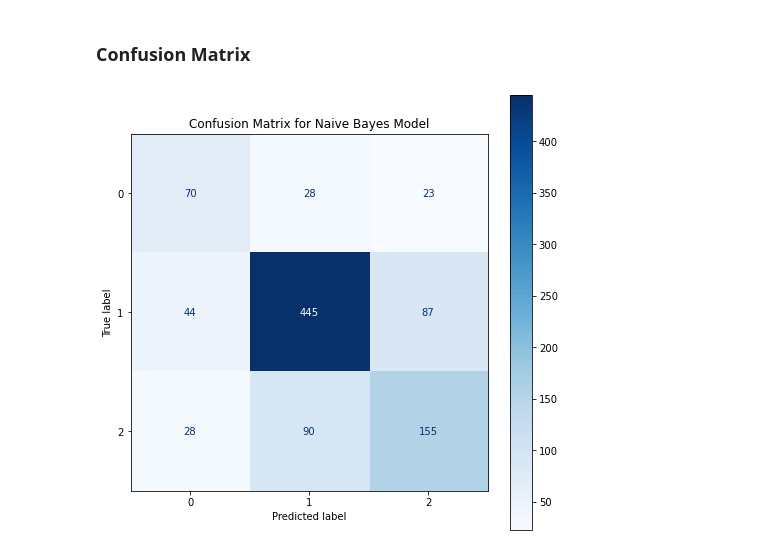
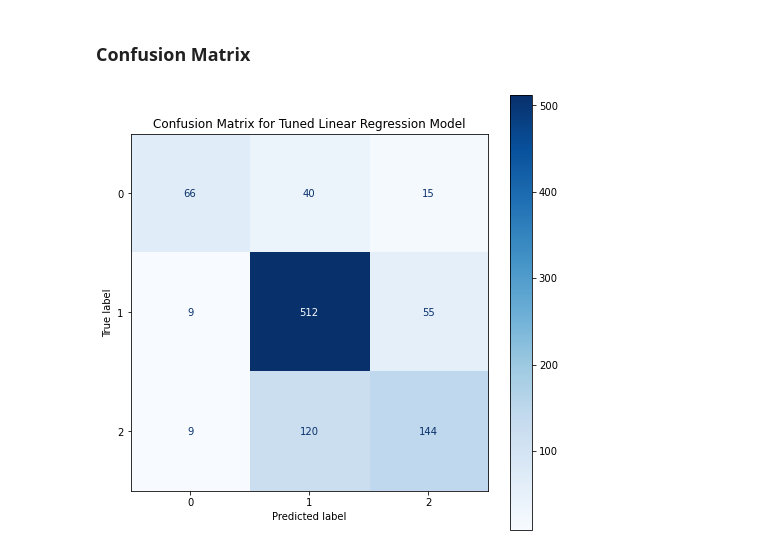
Before and after one commit to j4mes12/ITDA_Coursework, a Jupyter notebook: Task 1/Task 1.ipynb, the cells around one changed output. Drawn from its saved outputs; the diff is of its cells as text; code cells hidden in the pictures.

Commit message:
changed to logisitic regression and added feature importance plots... made wnl work... need to work on bias in model

```diff
--- a/Task 1/Task 1.ipynb
+++ b/Task 1/Task 1.ipynb
@@ -184,13 +185,11 @@ def text_preprocess(sentence: str):
     sentence = re.sub(r'[^a-zA-Z]',r' ', sentence)
     sentence = re.sub('mn', 'million', sentence)
 
-    sentence_tokenize = nltk.word_tokenize(sentence)
-
     # Wordnet lemmatizer with position tagging to give context
-    sentence = ' '.join([wnl.lemmatize(word, get_wordnet_pos(word)) for word in sentence_tokenize])
+    sentence = ' '.join([wnl.lemmatize(word, get_wordnet_pos(word)) for word in nltk.word_tokenize(sentence)])
 
     # Removal of Stopwords
-    sentence = ' '.join([word for word in sentence_tokenize if word not in stop_words])
+    sentence = ' '.join([word for word in nltk.word_tokenize(sentence) if word not in stop_words])
 
     return sentence
 
@@ -308,3 +325,6 @@ nb_study.optimize(nb_objective, n_trials = 200, n_jobs = -1)
 # %%
-# Copy best parameters for NB model
-nb_tuned_params = nb_study.best_params.copy()
+# Copy best parameters for LR model
+lr_tuned_params = study.best_params.copy()
+lr_tuned_params['solver'] = 'saga'
+lr_tuned_params['random_state'] = p.RANDOM_STATE
+lr_tuned_params
@@ -311,14 +337,16 @@ nb_tuned_params = nb_study.best_params.copy()
 # %%
-# Create tuned NB model
-nb_tuned = MultinomialNB(**nb_tuned_params).fit(**train_data)
+# Create tuned LR model
+lr_tuned = LogisticRegression(**lr_tuned_params).fit(**train_data)
 # %% [markdown]
 #### Overall Evaluation
 # %%
+model = lr_tuned
+
 # Calculate model metrics for each dataset
 model_metrics = {
-    'Train' : f.evaluate_model(nb_tuned, **train_data),
-    'Test' : f.evaluate_model(nb_tuned, **test_data),
-    'Validation' : f.evaluate_model(nb_tuned, **val_data)
+    'Train' : f.evaluate_model(model, **train_data),
+    'Test' : f.evaluate_model(model, **test_data),
+    'Validation' : f.evaluate_model(model, **val_data)
 }
 
 # Display metrics in a dataframe
@@ -335,25 +363,25 @@ This suggests the model is heavily over fit.
 # %%
 def create_confusion_matrix(model, model_name: str):
     """Calculates and displays a confusion matrix for model
 
     Args:
         model: model to evaluate
         model_name (str): name of model
     """
 
     # Create figure and axis to display plot
     fig, ax = plt.subplots(1, 1, figsize=(8, 8))
 
     # Calculates confusion matrix
     plot_confusion_matrix(model, X_test, y_test, cmap="Blues", ax=ax)
 
     # Sets title for plot
     plt.title(f"Confusion Matrix for {model_name} Model")
 
     # Shows plot
     plt.show()
 
-# Calculate confusion matrix for Tuned NB model
-create_confusion_matrix(nb_tuned, "Naive Bayes")
+# Calculate confusion matrix for Tuned LR model
+create_confusion_matrix(lr_tuned, "Tuned Linear Regression")
 # %% [output]
-[figure, old version]
+[figure, new version]
```
Also changed, not shown: parts of 12 cells of this notebook.
